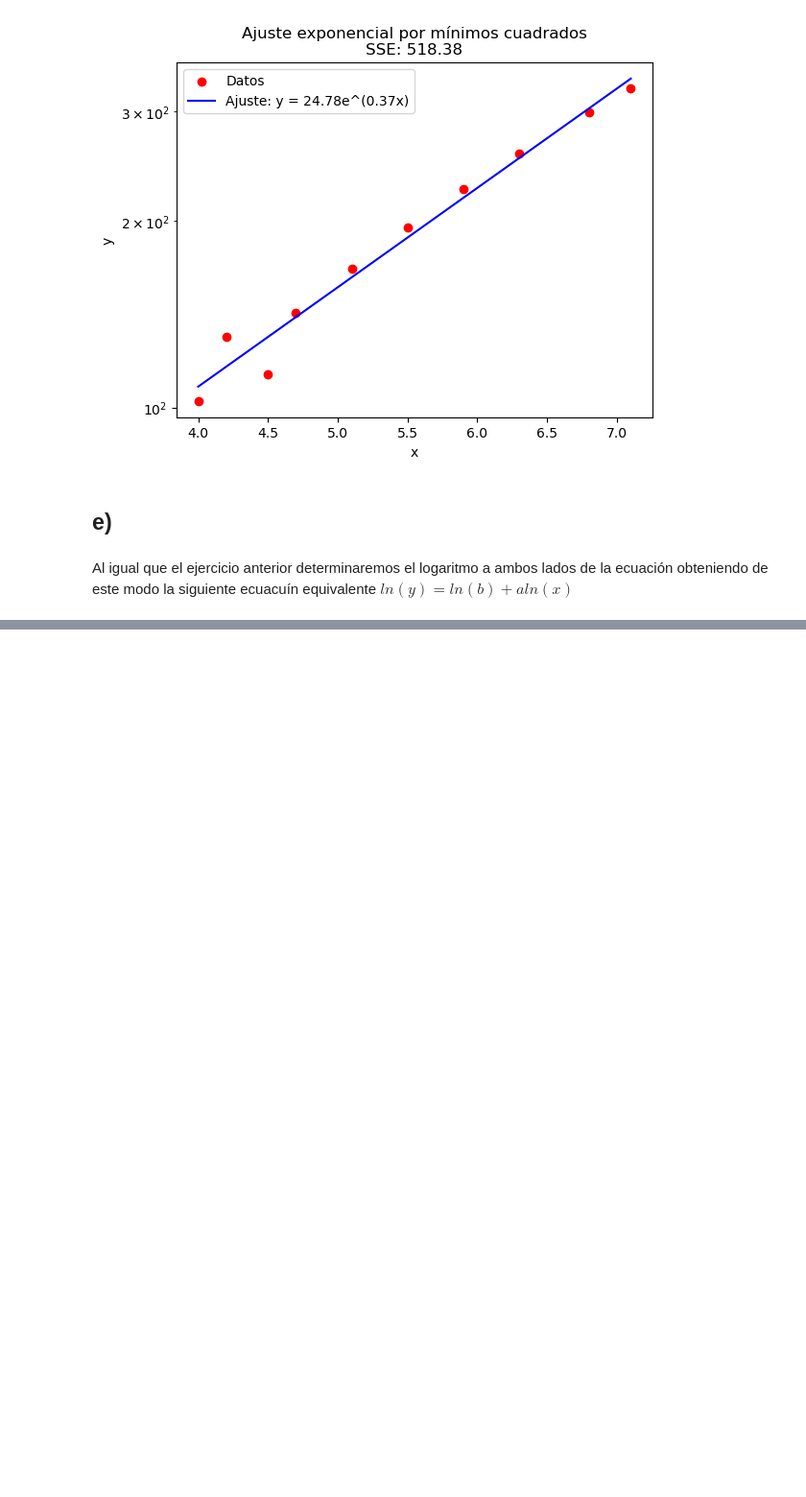
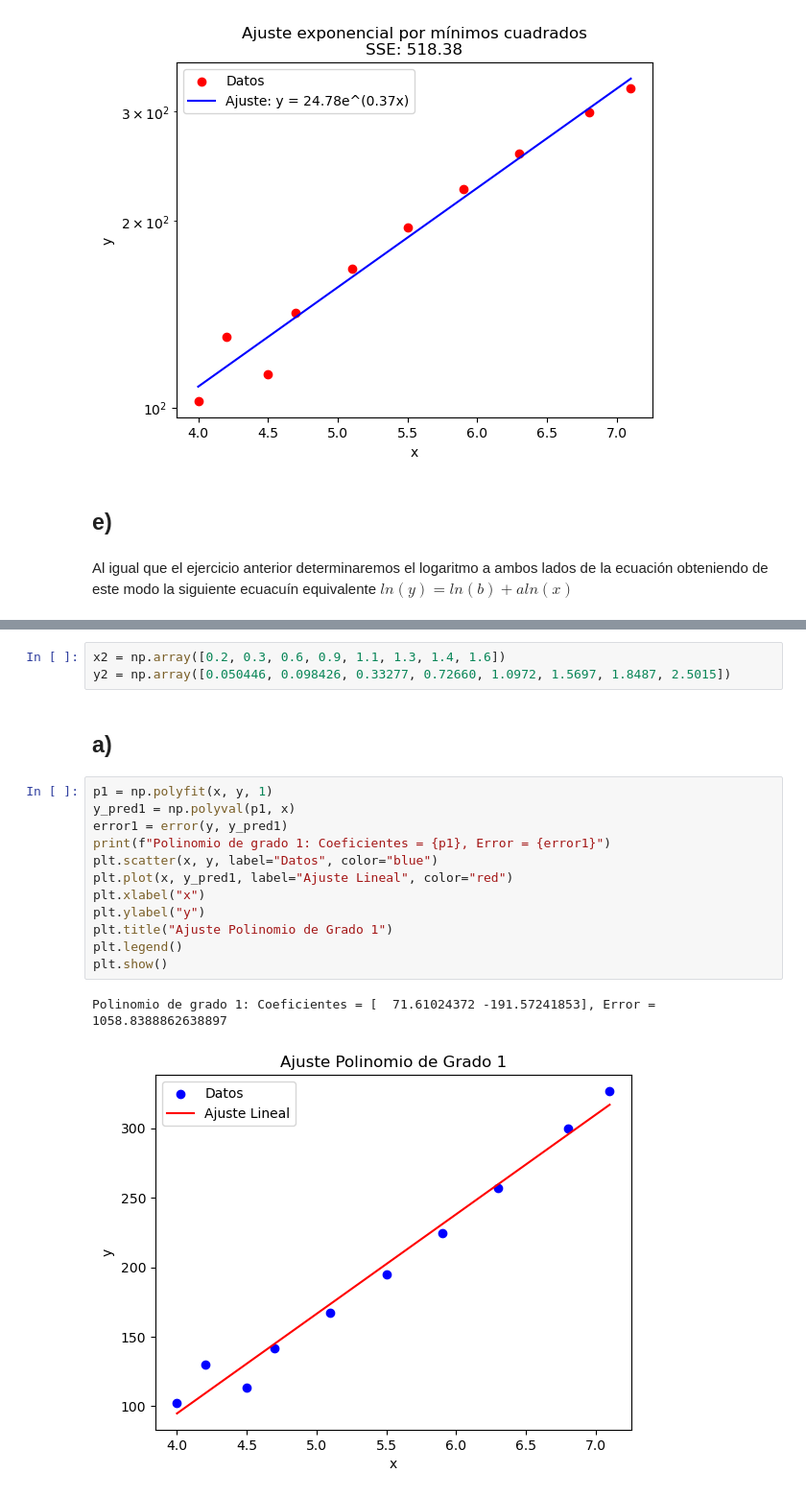
Before and after one commit to Boris-epn/Minimos-cuadrados, a Jupyter notebook: Tarea8.ipynb, the cells around one changed output, grey strips where cells are left out. Shown at 96% size. Saved outputs shown, nothing was run; the diff lists cells and outputs as text; blank space fills up the shorter version.

```diff
--- a/Tarea8.ipynb
+++ b/Tarea8.ipynb
@@ -110,0 +132,20 @@ ln_x=
+# %%
+x2 = np.array([0.2, 0.3, 0.6, 0.9, 1.1, 1.3, 1.4, 1.6])
+y2 = np.array([0.050446, 0.098426, 0.33277, 0.72660, 1.0972, 1.5697, 1.8487, 2.5015])
+# %% [markdown]
+## a)
+# %%
+p1 = np.polyfit(x, y, 1)
+y_pred1 = np.polyval(p1, x)
+error1 = error(y, y_pred1)
+print(f"Polinomio de grado 1: Coeficientes = {p1}, Error = {error1}")
+plt.scatter(x, y, label="Datos", color="blue")
+plt.plot(x, y_pred1, label="Ajuste Lineal", color="red")
+plt.xlabel("x")
+plt.ylabel("y")
+plt.title("Ajuste Polinomio de Grado 1")
+plt.legend()
+plt.show()
+# %% [output]
+Polinomio de grado 1: Coeficientes = [  71.61024372 -191.57241853], Error = 1058.8388862638897
+[figure, added]
```
Also changed, not shown: parts of 10 cells of this notebook, 1 other file.
